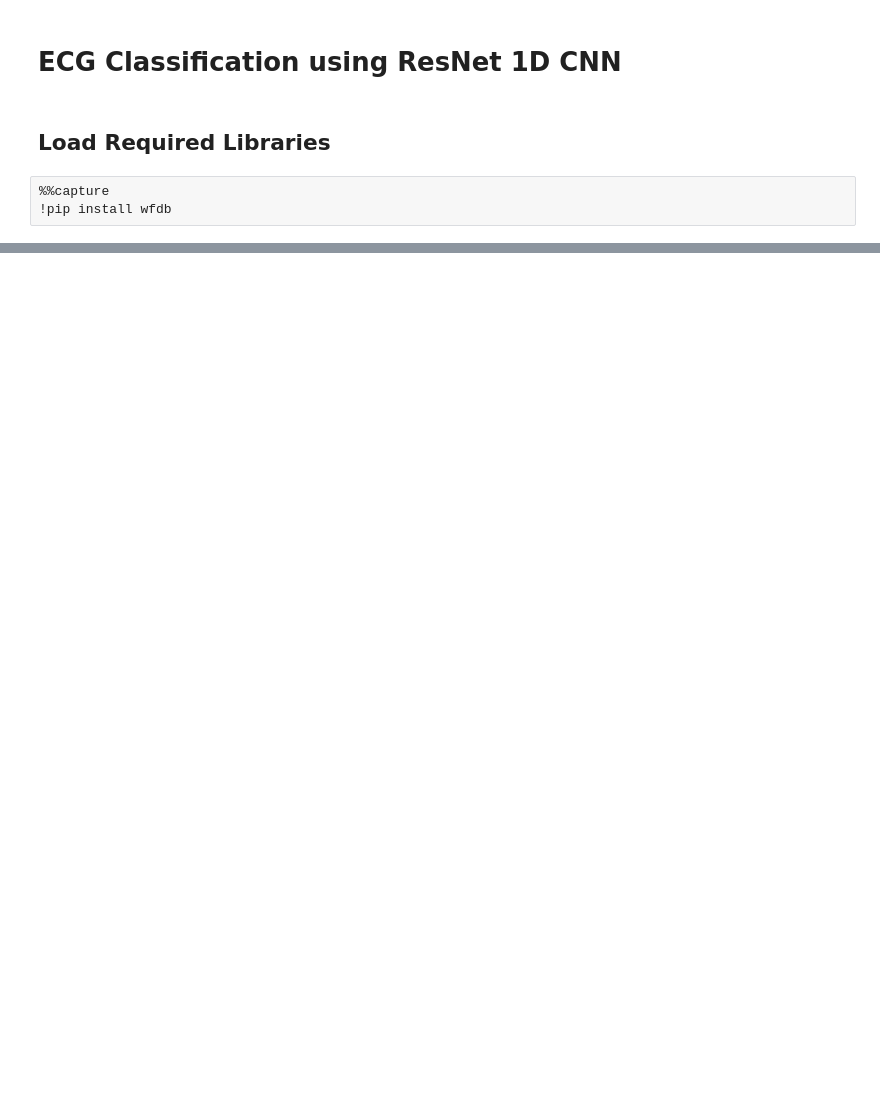
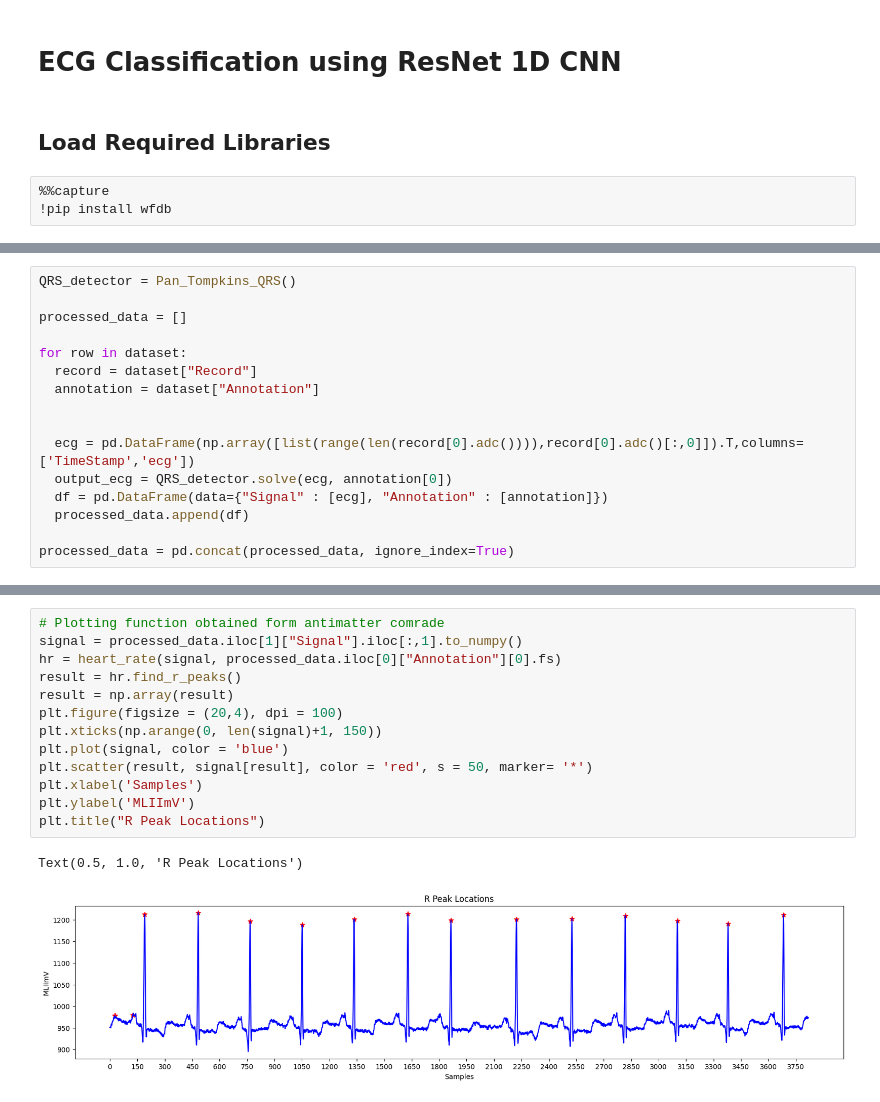
Before and after one commit to Jazhyc/ECG-Classification, a Jupyter notebook: ECG_classification.ipynb, the cells around one changed output, grey strips where cells are left out. Drawn from its saved outputs; the diff is of its cells as text; blank space fills up the shorter version.

```diff
--- a/ECG_classification.ipynb
+++ b/ECG_classification.ipynb
@@ -42,0 +567,16 @@ X_train, X_test, y_train, y_test = train_test_split(signals, labels, test_size=0
+# %%
+QRS_detector = Pan_Tompkins_QRS()
+
+processed_data = []
+
+for row in dataset:
+  record = dataset["Record"]
+  annotation = dataset["Annotation"]
+
+
+  ecg = pd.DataFrame(np.array([list(range(len(record[0].adc()))),record[0].adc()[:,0]]).T,columns=['TimeStamp','ecg'])
+  output_ecg = QRS_detector.solve(ecg, annotation[0])
+  df = pd.DataFrame(data={"Signal" : [ecg], "Annotation" : [annotation]})
+  processed_data.append(df)
+
+processed_data = pd.concat(processed_data, ignore_index=True)
@@ -42,0 +589,16 @@ X_train, X_test, y_train, y_test = train_test_split(signals, labels, test_size=0
+# %%
+# Plotting function obtained form antimatter comrade
+signal = processed_data.iloc[1]["Signal"].iloc[:,1].to_numpy()
+hr = heart_rate(signal, processed_data.iloc[0]["Annotation"][0].fs)
+result = hr.find_r_peaks()
+result = np.array(result)
+plt.figure(figsize = (20,4), dpi = 100)
+plt.xticks(np.arange(0, len(signal)+1, 150))
+plt.plot(signal, color = 'blue')
+plt.scatter(result, signal[result], color = 'red', s = 50, marker= '*')
+plt.xlabel('Samples')
+plt.ylabel('MLIImV')
+plt.title("R Peak Locations")
+# %% [output]
+Text(0.5, 1.0, 'R Peak Locations')
+[figure, added]
```
Also changed, not shown: parts of 16 cells of this notebook.
